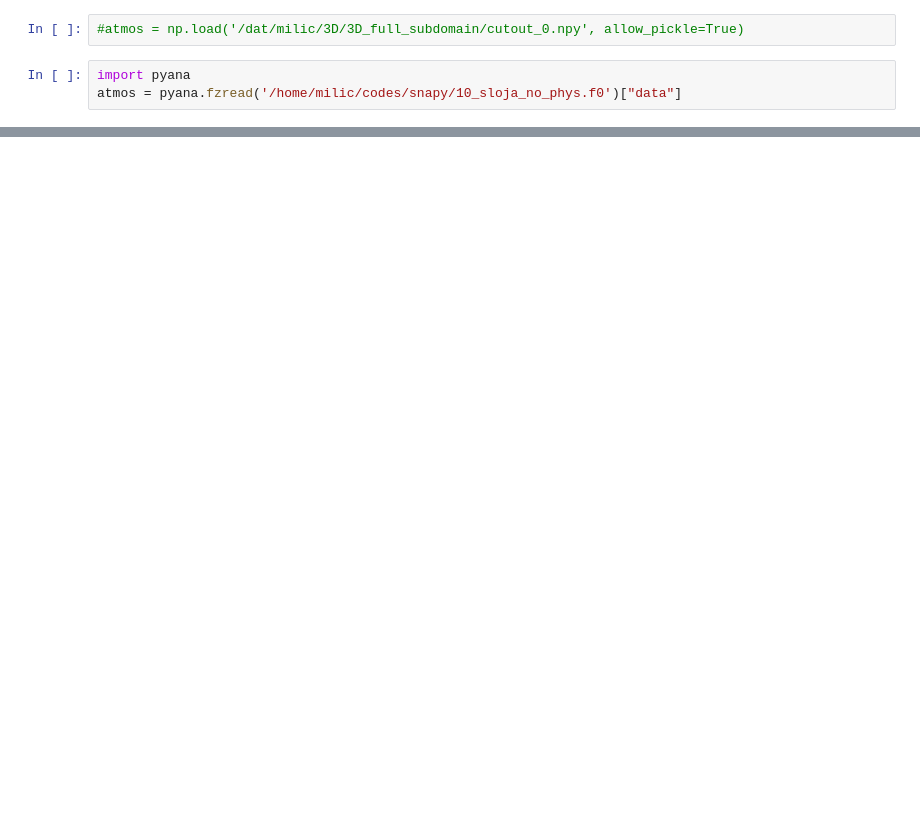
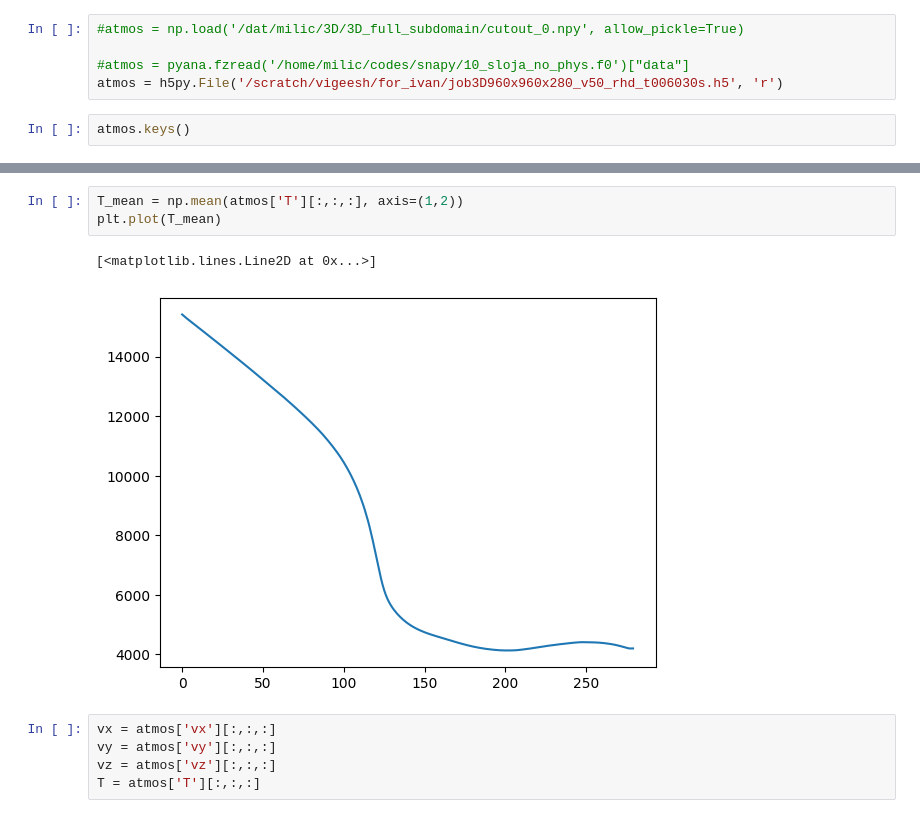
Before and after one commit to ivanzmilic/snapy, a Jupyter notebook: inspect_atmos.ipynb, the cells around one changed output, grey strips where cells are left out. Saved outputs shown, nothing was run; the diff lists cells and outputs as text; blank space fills up the shorter version.

```diff
--- a/inspect_atmos.ipynb
+++ b/inspect_atmos.ipynb
@@ -4,5 +8,7 @@ import matplotlib.pyplot as plt
 # %%
 #atmos = np.load('/dat/milic/3D/3D_full_subdomain/cutout_0.npy', allow_pickle=True)
+
+#atmos = pyana.fzread('/home/milic/codes/snapy/10_sloja_no_phys.f0')["data"]
+atmos = h5py.File('/scratch/vigeesh/for_ivan/job3D960x960x280_v50_rhd_t006030s.h5', 'r')
 # %%
-import pyana
-atmos = pyana.fzread('/home/milic/codes/snapy/10_sloja_no_phys.f0')["data"]
+atmos.keys()
@@ -36,0 +19,11 @@ for i, idx in enumerate(selected_indices):
+# %%
+T_mean = np.mean(atmos['T'][:,:,:], axis=(1,2))
+plt.plot(T_mean)
+# %% [output]
+[<matplotlib.lines.Line2D at 0x...>]
+[figure, added]
+# %%
+vx = atmos['vx'][:,:,:]
+vy = atmos['vy'][:,:,:]
+vz = atmos['vz'][:,:,:]
+T = atmos['T'][:,:,:]
```
Also changed, not shown: parts of 14 cells of this notebook, 3 other files.
